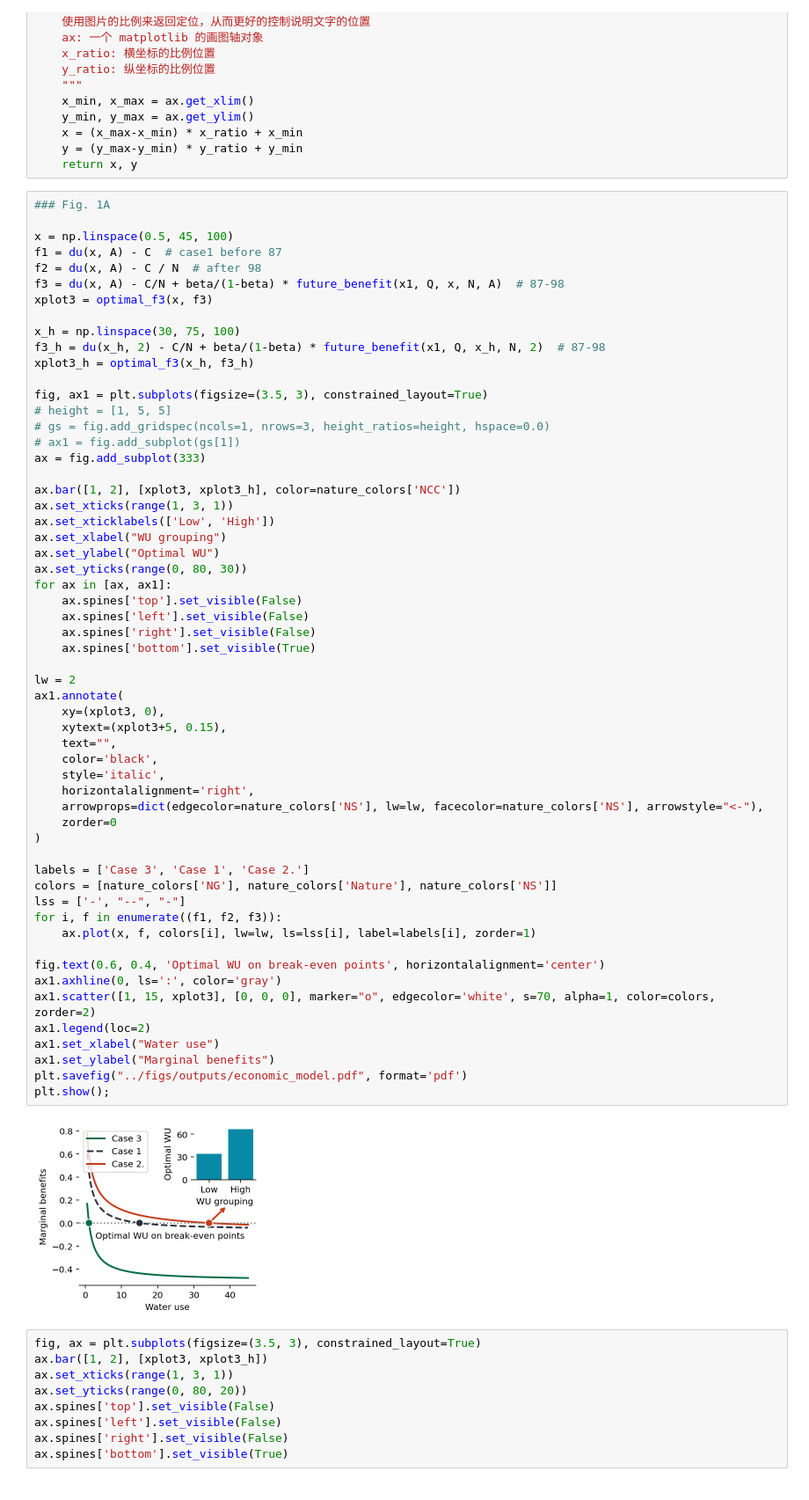
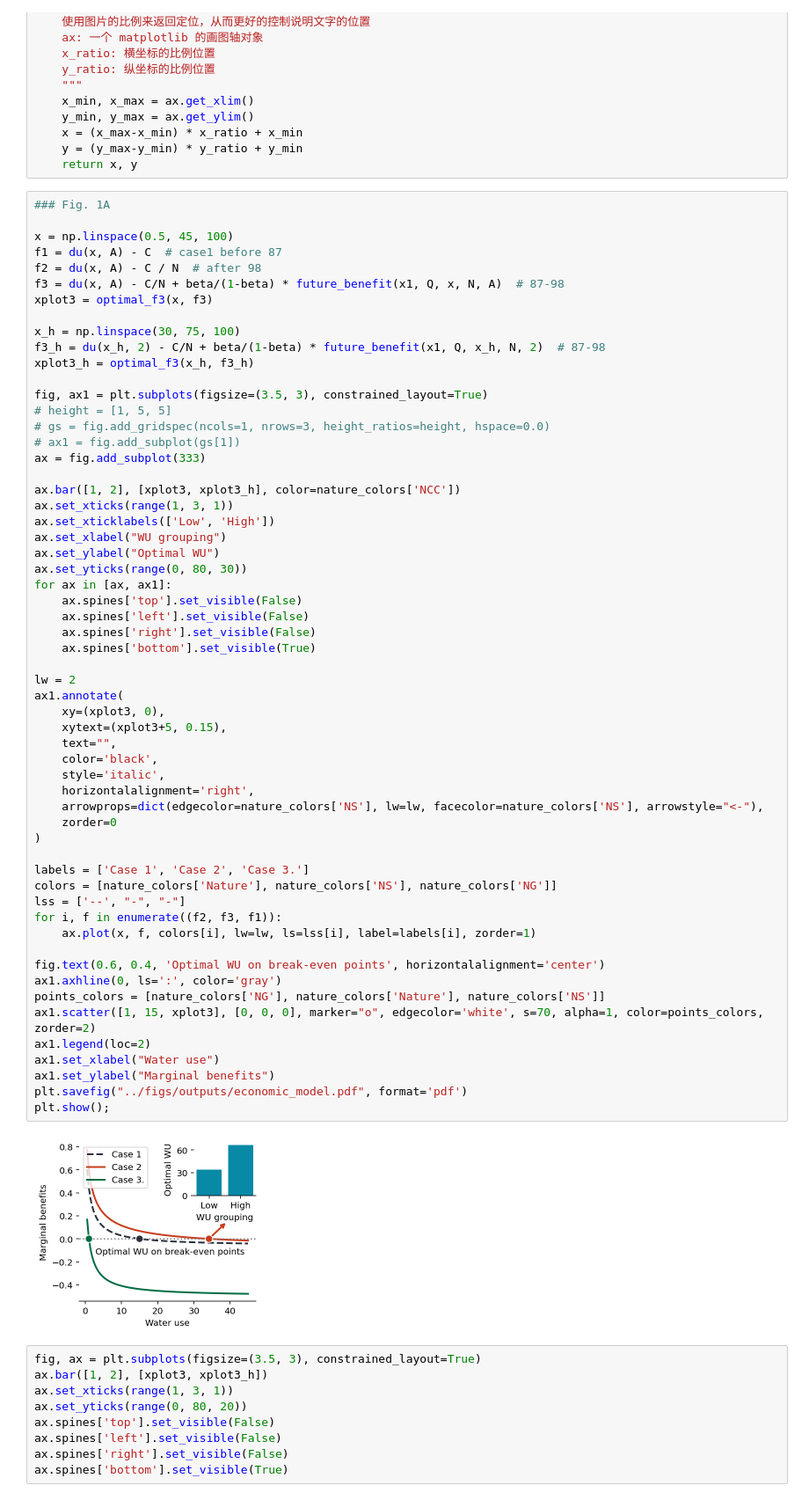
Before and after one commit to SongshGeo/Water-Allocation-Institution, a Jupyter notebook: notebooks/economic_model.ipynb, the cells around one changed output. Shown at 88% size. Drawn from its saved outputs; the diff is of its cells as text.

Commit message:
fix: fix case1-case3 in order
shuaiwang comment 20220705

```diff
--- a/notebooks/economic_model.ipynb
+++ b/notebooks/economic_model.ipynb
@@ -85,39 +85,40 @@ ax.set_xlabel("WU grouping")
 ax.set_ylabel("Optimal WU")
 ax.set_yticks(range(0, 80, 30))
 for ax in [ax, ax1]:
     ax.spines['top'].set_visible(False)
     ax.spines['left'].set_visible(False)
     ax.spines['right'].set_visible(False)
     ax.spines['bottom'].set_visible(True)
 
 lw = 2
 ax1.annotate(
     xy=(xplot3, 0),
     xytext=(xplot3+5, 0.15),
     text="",
     color='black',
     style='italic',
     horizontalalignment='right',
     arrowprops=dict(edgecolor=nature_colors['NS'], lw=lw, facecolor=nature_colors['NS'], arrowstyle="<-"),
     zorder=0
 )
 
-labels = ['Case 3', 'Case 1', 'Case 2.']
-colors = [nature_colors['NG'], nature_colors['Nature'], nature_colors['NS']]
-lss = ['-', "--", "-"]
-for i, f in enumerate((f1, f2, f3)):
+labels = ['Case 1', 'Case 2', 'Case 3.']
+colors = [nature_colors['Nature'], nature_colors['NS'], nature_colors['NG']]
+lss = ['--', "-", "-"]
+for i, f in enumerate((f2, f3, f1)):
     ax.plot(x, f, colors[i], lw=lw, ls=lss[i], label=labels[i], zorder=1)
 
 fig.text(0.6, 0.4, 'Optimal WU on break-even points', horizontalalignment='center')
 ax1.axhline(0, ls=':', color='gray')
-ax1.scatter([1, 15, xplot3], [0, 0, 0], marker="o", edgecolor='white', s=70, alpha=1, color=colors, zorder=2)
+points_colors = [nature_colors['NG'], nature_colors['Nature'], nature_colors['NS']]
+ax1.scatter([1, 15, xplot3], [0, 0, 0], marker="o", edgecolor='white', s=70, alpha=1, color=points_colors, zorder=2)
 ax1.legend(loc=2)
 ax1.set_xlabel("Water use")
 ax1.set_ylabel("Marginal benefits")
 plt.savefig("../figs/outputs/economic_model.pdf", format='pdf')
 plt.show();
 # %% [output]
-[figure, old version]
+[figure, new version]
 # %%
 fig, ax = plt.subplots(figsize=(3.5, 3), constrained_layout=True)
 ax.bar([1, 2], [xplot3, xplot3_h])
```
Also changed, not shown: 6 other files.
